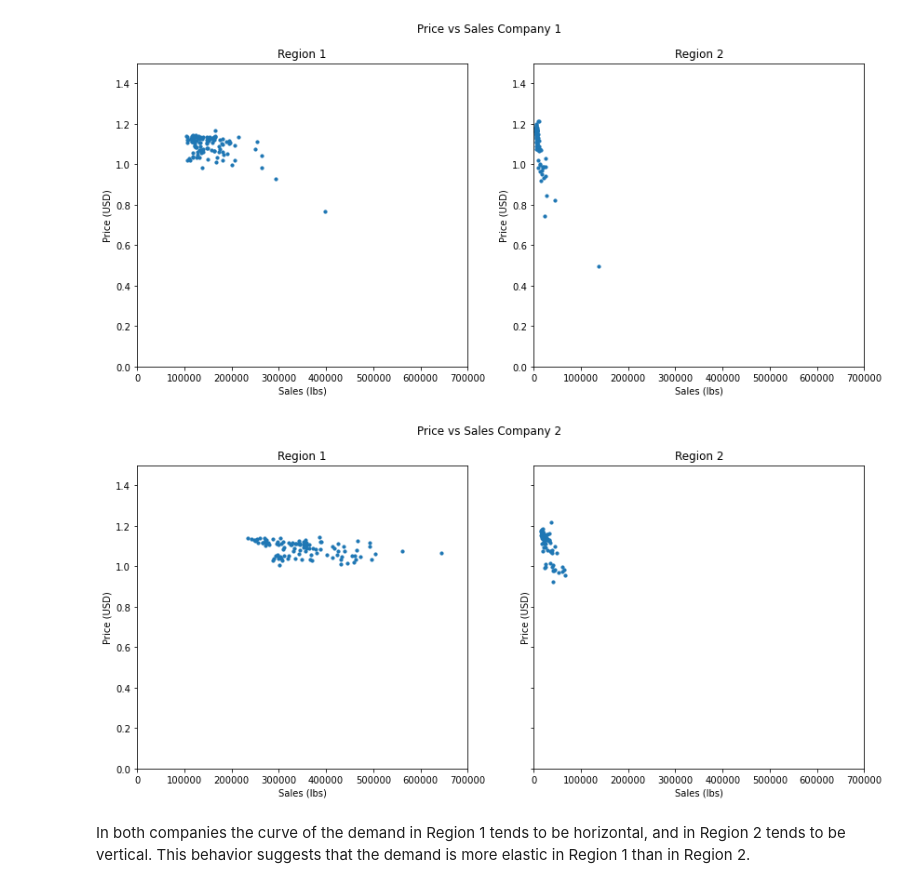
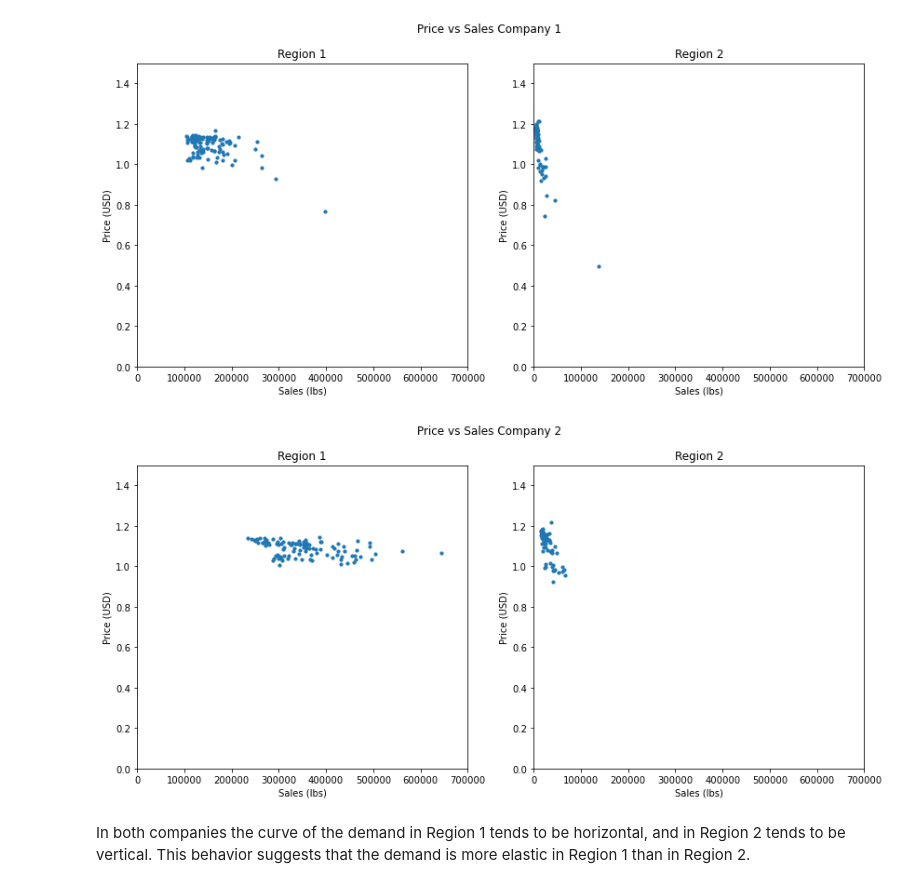
Before and after one commit to hinojosaad/Damavis-Challenge, a Jupyter notebook: Damavis Data Science Challenge Ex 2.ipynb, the cells around one changed output. Saved outputs shown, nothing was run; the diff lists cells and outputs as text; code cells hidden in the pictures.

```diff
--- a/Damavis Data Science Challenge Ex 2.ipynb
+++ b/Damavis Data Science Challenge Ex 2.ipynb
@@ -132,25 +132,25 @@ plt.show()
 # %% [output]
 [figure]
 # %%
-fig, (ax1, ax2) = plt.subplots(1, 2,figsize=(14,6),sharex=True ,sharey=True,)
+fig, (ax1, ax2) = plt.subplots(1, 2,figsize=(14,6),sharex=True)
 fig.suptitle("Price vs Sales Company 2")
 
 ax1.scatter(r1_c2["Sales_U"],r1_c2["Price_USD"],s=10)
 ax1.set_xlim(0,700000)
 ax1.set_ylim(0,1.5)
 ax1.set_title("Region 1")
 ax1.set_xlabel("Sales (lbs)")
 ax1.set_ylabel("Price (USD)")
 
 ax2.scatter(r2_c2["Sales_U"],r2_c2["Price_USD"],s=10)
 ax2.set_ylim(0,1.5)
 ax2.set_title("Region 2")
 ax2.set_xlabel("Sales (lbs)")
 ax2.set_ylabel("Price (USD)")
 
 plt.show()
 # %% [output]
-[figure, old version]
+[figure, new version]
 # %% [markdown]
 In both companies the curve of the demand in Region 1 tends to be horizontal, and in Region 2 tends to be vertical. This  behavior suggests that the demand is more elastic in Region 1 than in Region 2.
 # %% [markdown]
```
Also changed, not shown: parts of 8 cells of this notebook.
